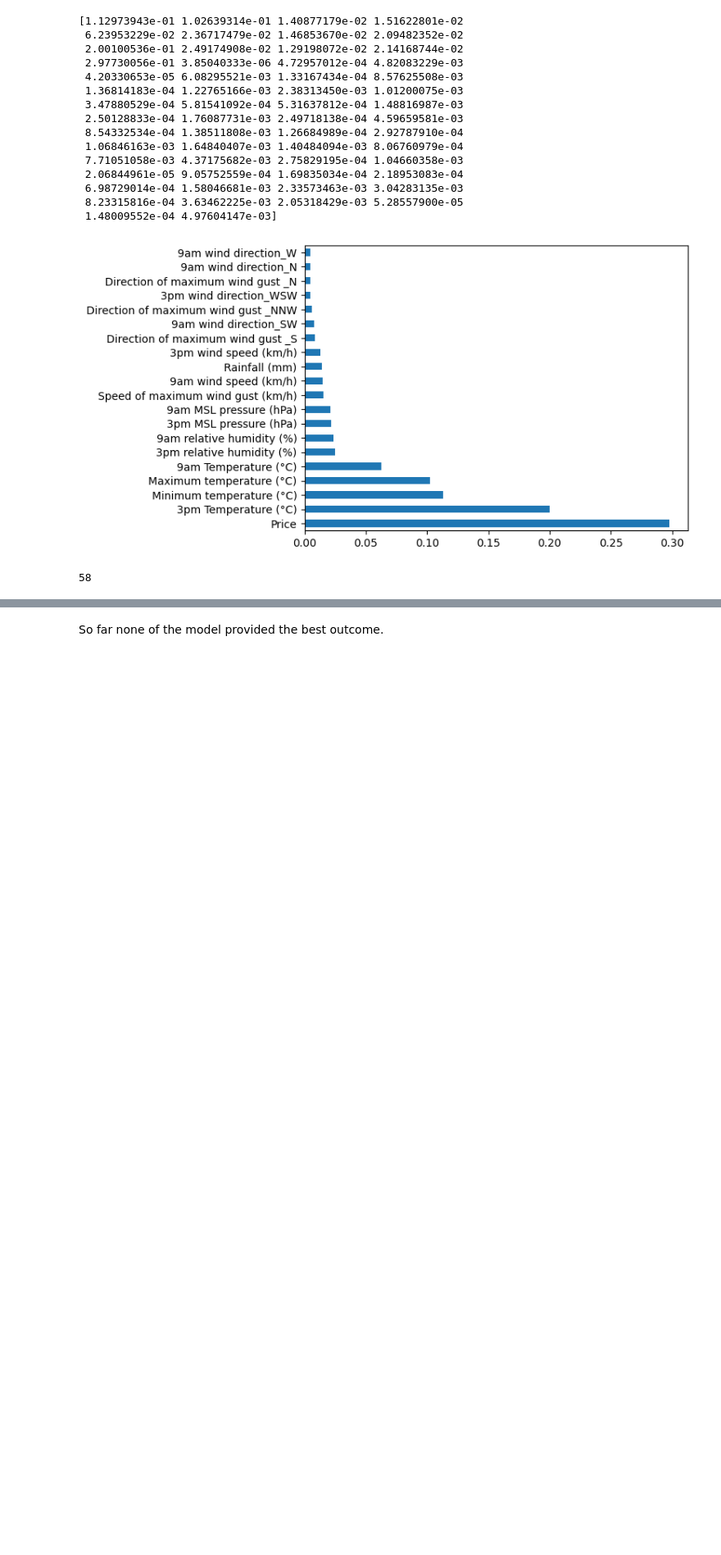
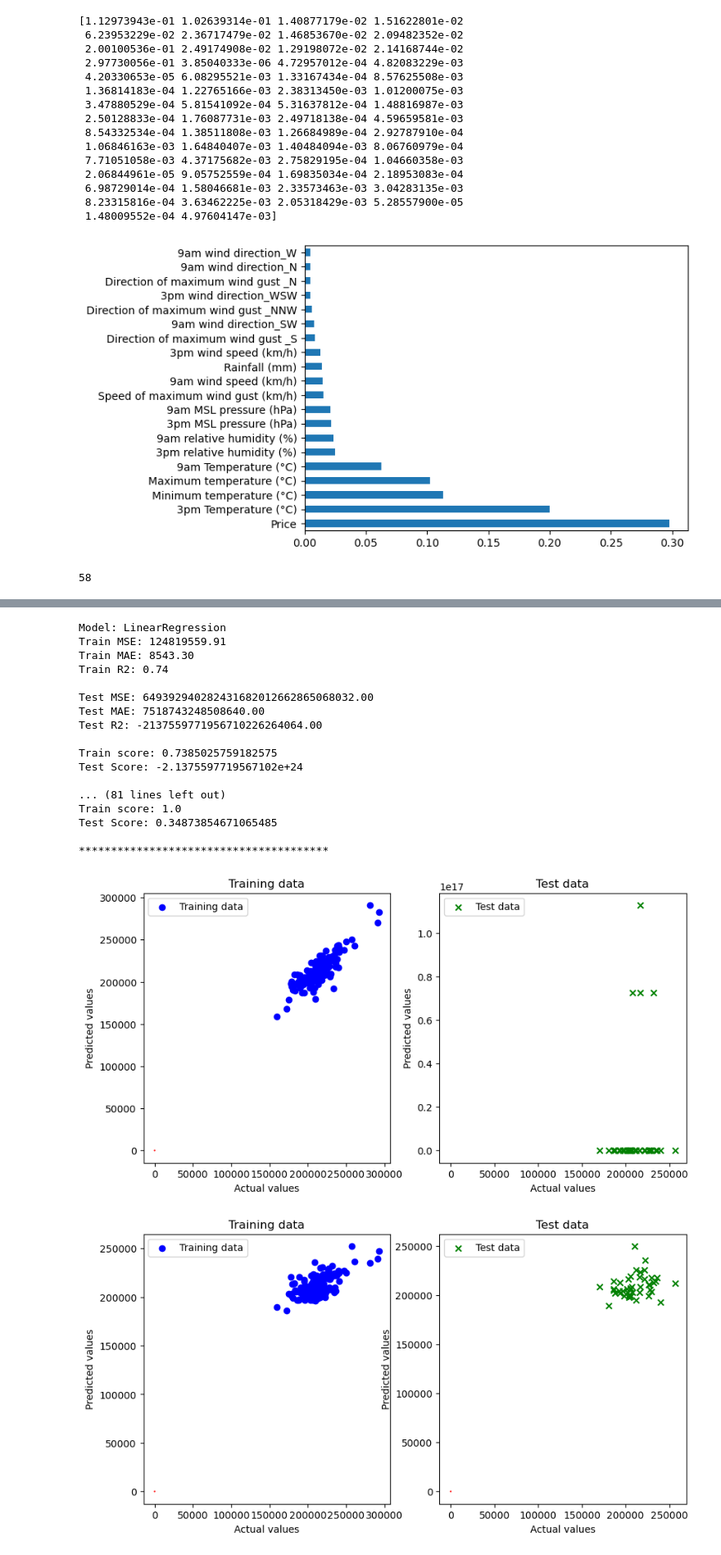
Before and after one commit to Alphaomegainfinity/energy_consumption_vs_weather, a Jupyter notebook: main.ipynb, the cells around one changed output, grey strips where cells are left out. Shown at 82% size. Saved outputs shown, nothing was run; the diff lists cells and outputs as text; code cells hidden in the pictures; blank space fills up the shorter version.

Commit message:
correct model

```diff
--- a/main.ipynb
+++ b/main.ipynb
@@ -423,18 +421,14 @@ X_scaler = scaler.fit(X_train)
 # Scale the data
 X_train_scaled = X_scaler.transform(X_train)
 X_test_scaled = X_scaler.transform(X_test)
+# %%
+# Create a MinMaxScaler object
+scaler_mm = MinMaxScaler()
+X_train_mm = scaler_mm.fit_transform(X_train)
+X_test_mm = scaler_mm.transform(X_test)
 # %%
 # Checking the number of feature:
 number_input_feature = X_train.shape[1]
 number_input_feature
 # %% [output]
 58
-# %%
-# Create a function to test the model:
-def test_model(model, data):
-    X_train_scaled, X_test_scaled, y_train, y_test = data
-    reg = model.fit(X_train_scaled, y_train)
-    print(f'Model: {type(reg).__name__}')
-    print(f'Train score: {reg.score(X_train_scaled, y_train)}')
-    print(f'Test Score: {reg.score(X_test_scaled, y_test)}\n')
-    plt.show()
@@ -470,2 +506,31 @@ Test Score: 0.3410710949056459
-# %% [markdown]
-So far none of the model provided the best outcome.
+# %%
+# Testing model with MinMaxScaler
+data_mm = [X_train_mm, X_test_mm, y_train, y_test]
+
+test_model(LinearRegression(), data_mm)
+test_model(KNeighborsRegressor(), data_mm)
+test_model(RandomForestRegressor(), data_mm)
+test_model(GradientBoostingRegressor(), data_mm)
+test_model(AdaBoostRegressor(), data_mm)
+test_model(SVR(C=1.0, epsilon=0.2), data_mm)
+test_model(ExtraTreesRegressor(), data_mm)
+# %% [output]
+Model: LinearRegression
+Train MSE: 124819559.91
+Train MAE: 8543.30
+Train R2: 0.74
+
+Test MSE: 649392940282431682012662865068032.00
+Test MAE: 7518743248508640.00
+Test R2: -2137559771956710226264064.00
+
+Train score: 0.7385025759182575
+Test Score: -2.1375597719567102e+24
+
+... (81 lines left out)
+Train score: 1.0
+Test Score: 0.34873854671065485
+
+***************************************
+[figure, added]
+[figure, added]
```
Also changed, not shown: parts of 8 cells of this notebook.
